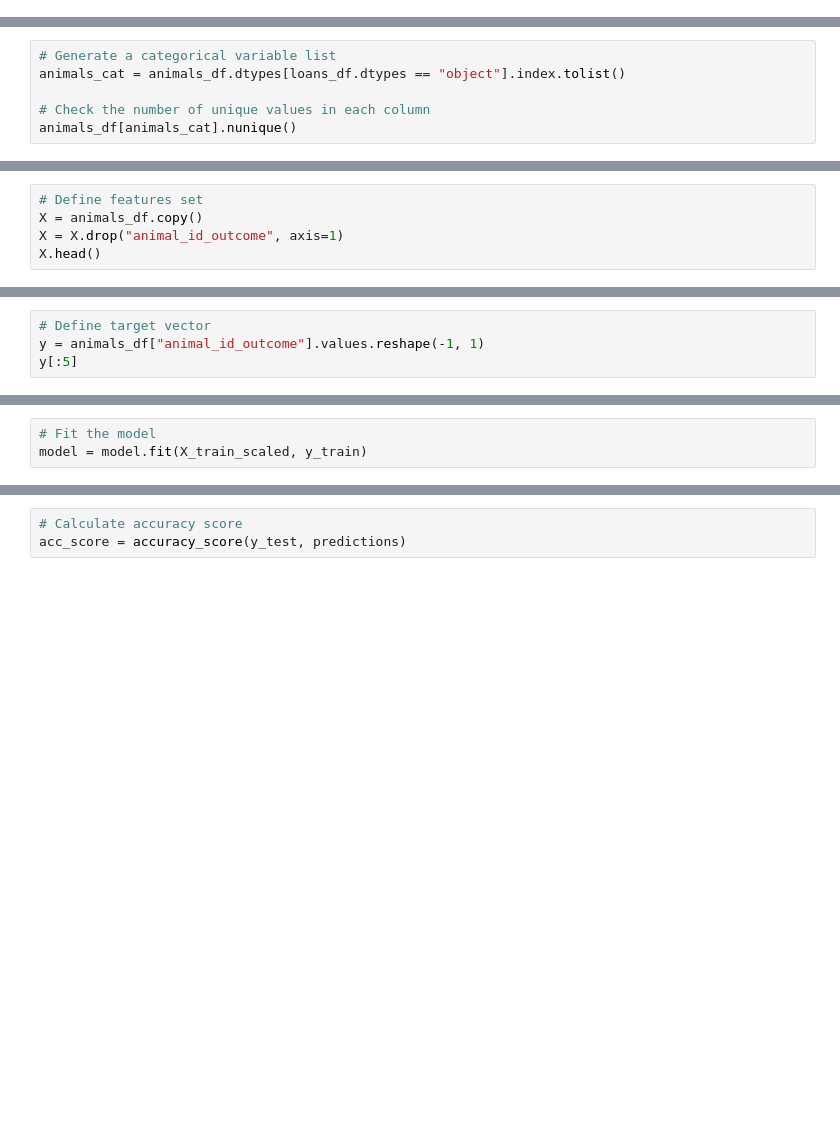
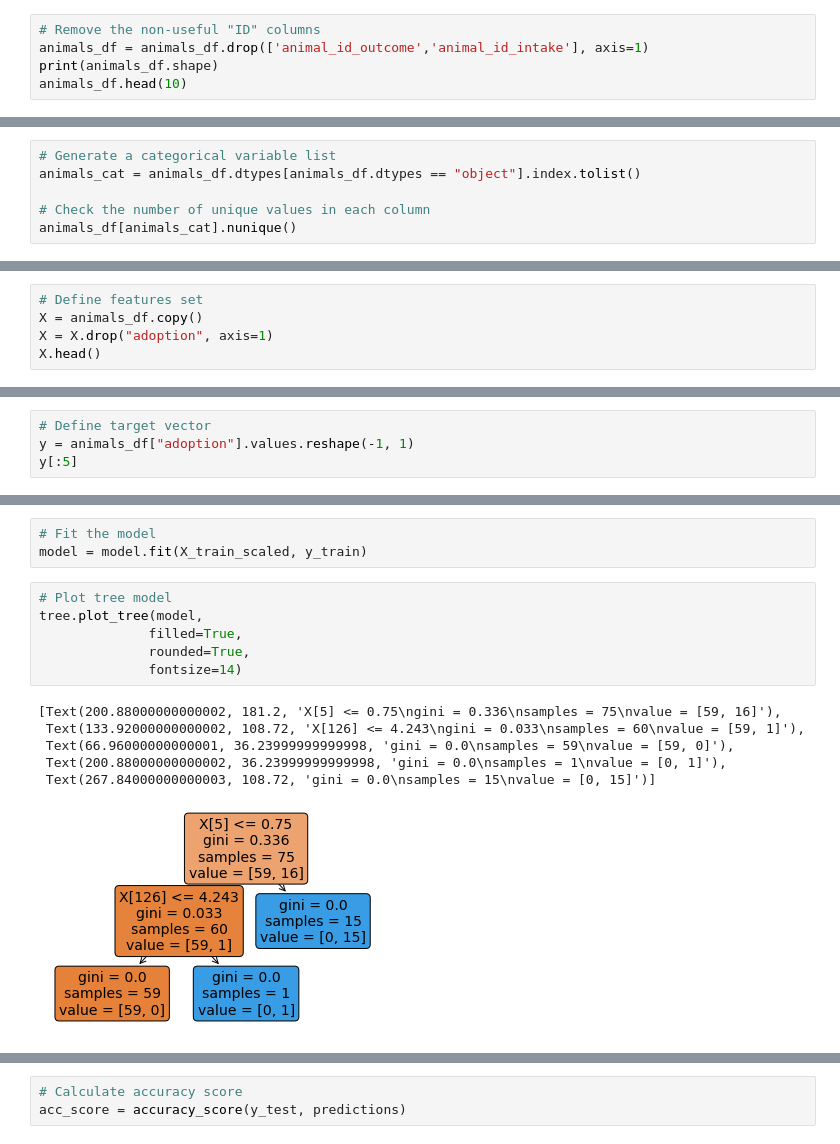
Before and after one commit to hookjamesa/austin_animal_shelter_analysis, a Jupyter notebook: segment1_decision_tree_model.ipynb, the cells around one changed output, grey strips where cells are left out. Cells and saved outputs as stored; diff of their text form; blank space fills up the shorter version.

Commit message:
Add completed first pass decision tree model using sample data

```diff
--- a/segment1_decision_tree_model.ipynb
+++ b/segment1_decision_tree_model.ipynb
@@ -59,3 +69,8 @@ session = Session(engine)
 #     if len(sys.argv) <= 1:
 #         print ("Please pass a SQL string as an argument")
 #         quit()
+# %%
+# Remove the non-useful "ID" columns
+animals_df = animals_df.drop(['animal_id_outcome','animal_id_intake'], axis=1)
+print(animals_df.shape)
+animals_df.head(10)
@@ -62,6 +90,6 @@ session = Session(engine)
 # %%
 # Generate a categorical variable list
-animals_cat = animals_df.dtypes[loans_df.dtypes == "object"].index.tolist()
+animals_cat = animals_df.dtypes[animals_df.dtypes == "object"].index.tolist()
 
 # Check the number of unique values in each column
 animals_df[animals_cat].nunique()
@@ -83,5 +137,5 @@ animals_df.head()
 # %%
 # Define features set
 X = animals_df.copy()
-X = X.drop("animal_id_outcome", axis=1)
+X = X.drop("adoption", axis=1)
 X.head()
@@ -88,4 +150,4 @@ X.head()
 # %%
 # Define target vector
-y = animals_df["animal_id_outcome"].values.reshape(-1, 1)
+y = animals_df["adoption"].values.reshape(-1, 1)
 y[:5]
@@ -113,4 +186,17 @@ model = tree.DecisionTreeClassifier()
 # %%
 # Fit the model
 model = model.fit(X_train_scaled, y_train)
+# %%
+# Plot tree model
+tree.plot_tree(model,
+              filled=True,
+              rounded=True,
+              fontsize=14)
+# %% [output]
+[Text(200.88000000000002, 181.2, 'X[5] <= 0.75\ngini = 0.336\nsamples = 75\nvalue = [59, 16]'),
+ Text(133.92000000000002, 108.72, 'X[126] <= 4.243\ngini = 0.033\nsamples = 60\nvalue = [59, 1]'),
+ Text(66.96000000000001, 36.23999999999998, 'gini = 0.0\nsamples = 59\nvalue = [59, 0]'),
+ Text(200.88000000000002, 36.23999999999998, 'gini = 0.0\nsamples = 1\nvalue = [0, 1]'),
+ Text(267.84000000000003, 108.72, 'gini = 0.0\nsamples = 15\nvalue = [0, 15]')]
+[figure, added]
 # %%
```
Also changed, not shown: parts of 16 cells of this notebook.
